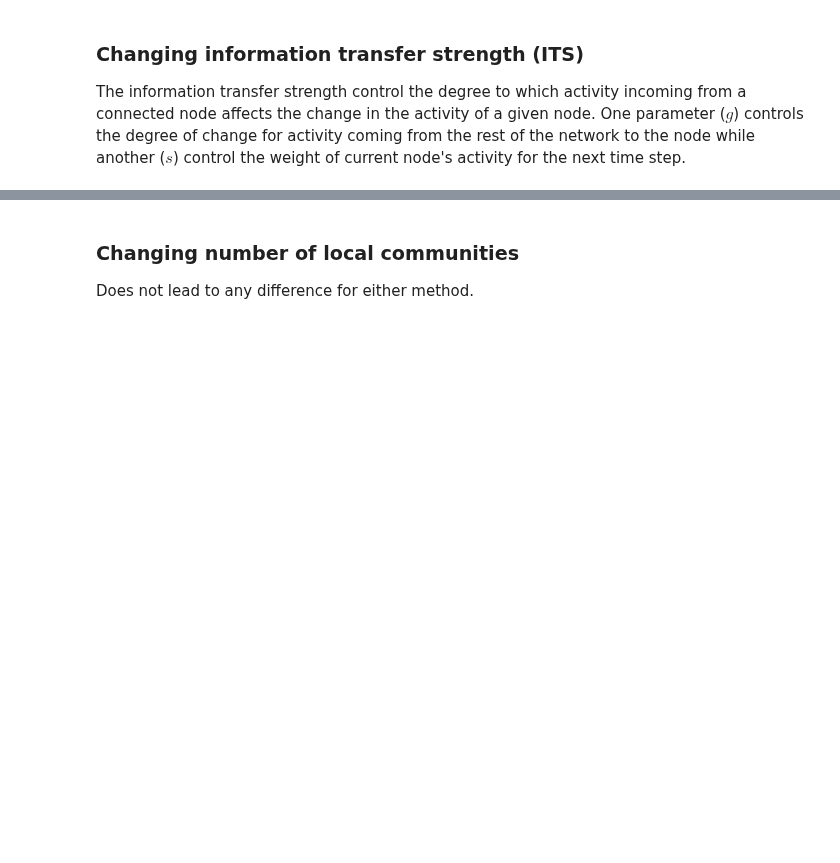
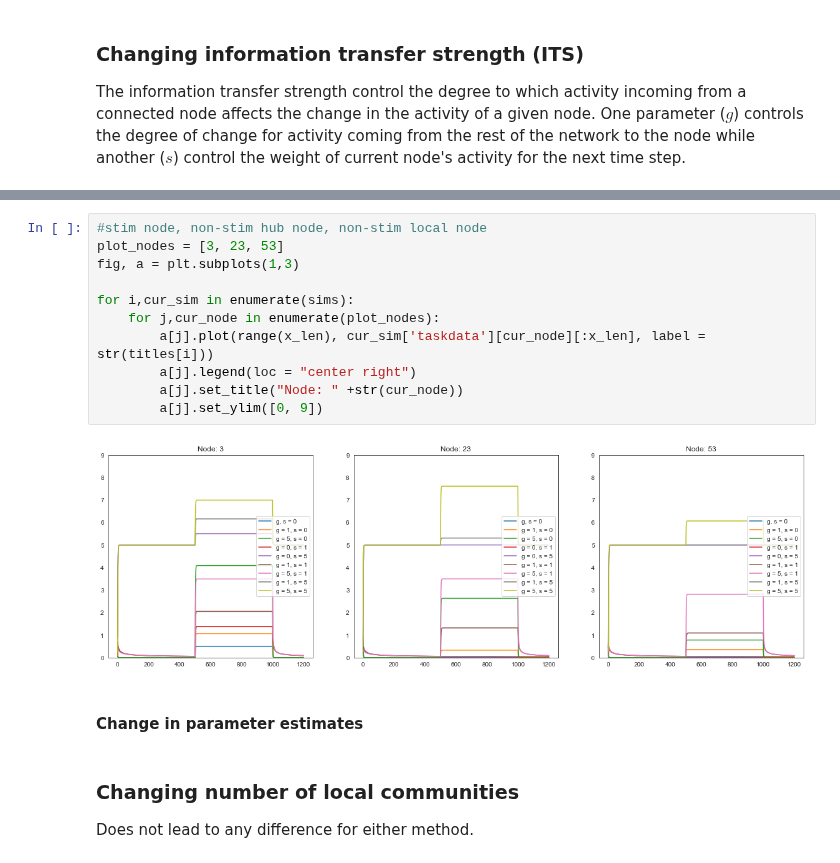
Before and after one commit to zenkavi/DevStudy_FmriNbs, a Jupyter notebook: notebooks/informationtransfermapping/TheoreticalResults/Zenkavi_Simulations/Extended_GLM_neural_network_level.ipynb, the cells around one changed output, grey strips where cells are left out. Saved outputs shown, nothing was run; the diff lists cells and outputs as text; blank space fills up the shorter version.

```diff
--- a/notebooks/informationtransfermapping/TheoreticalResults/Zenkavi_Simulations/Extended_GLM_neural_network_level.ipynb
+++ b/notebooks/informationtransfermapping/TheoreticalResults/Zenkavi_Simulations/Extended_GLM_neural_network_level.ipynb
@@ -822,3 +795,18 @@ plot_sim_network_glm(data = new_sim_s0, ucr_label="cGLM (s = .5)", ext_label="eG
+# %%
+#stim node, non-stim hub node, non-stim local node
+plot_nodes = [3, 23, 53]
+fig, a = plt.subplots(1,3)
+
+for i,cur_sim in enumerate(sims):
+    for j,cur_node in enumerate(plot_nodes):
+        a[j].plot(range(x_len), cur_sim['taskdata'][cur_node][:x_len], label = str(titles[i]))
+        a[j].legend(loc = "center right")
+        a[j].set_title("Node: " +str(cur_node))
+        a[j].set_ylim([0, 9])
+# %% [output]
+[figure, added]
+# %% [markdown]
+#### Change in parameter estimates
 # %% [markdown]
 ### Changing number of local communities
 
```
Also changed, not shown: parts of 31 cells of this notebook.
